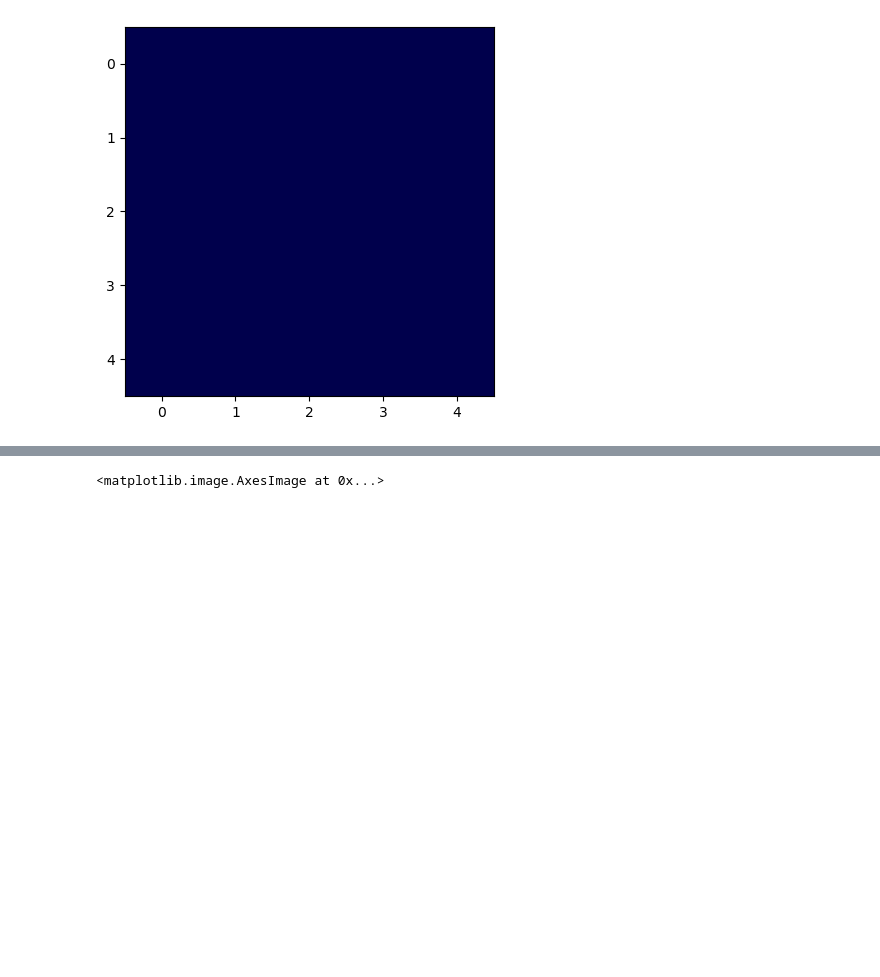
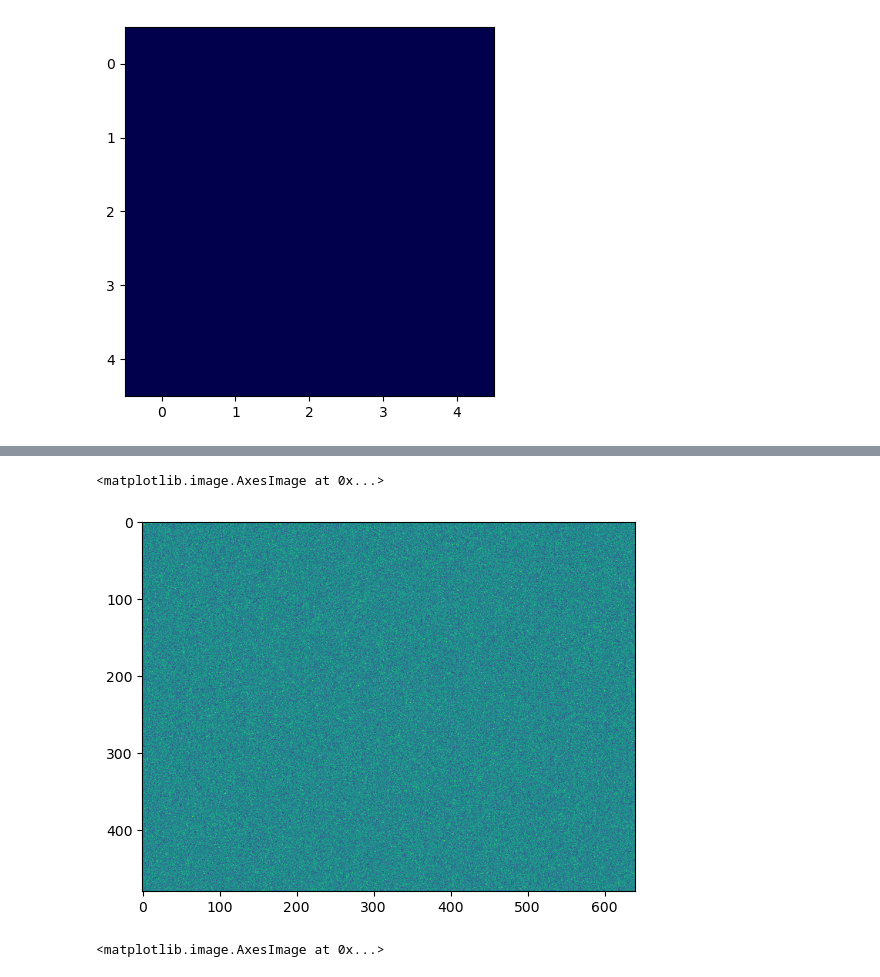
Before and after one commit to wernst24/bobdiffusion, a Jupyter notebook: experiment.ipynb, the cells around one changed output, grey strips where cells are left out. Drawn from its saved outputs; the diff is of its cells as text; code cells hidden in the pictures; blank space fills up the shorter version.

```diff
--- a/experiment.ipynb
+++ b/experiment.ipynb
@@ -181,3 +193,8 @@ KeyboardInterrupt:
+# %%
+plt.imshow(drum_noisy - drum_gray)
+# %% [output]
+<matplotlib.image.AxesImage at 0x...>
+[figure, added]
 # %%
 plt.imshow(drum_gray - a_diffuse)
 # %% [output]
```
Also changed, not shown: parts of 5 cells of this notebook.
